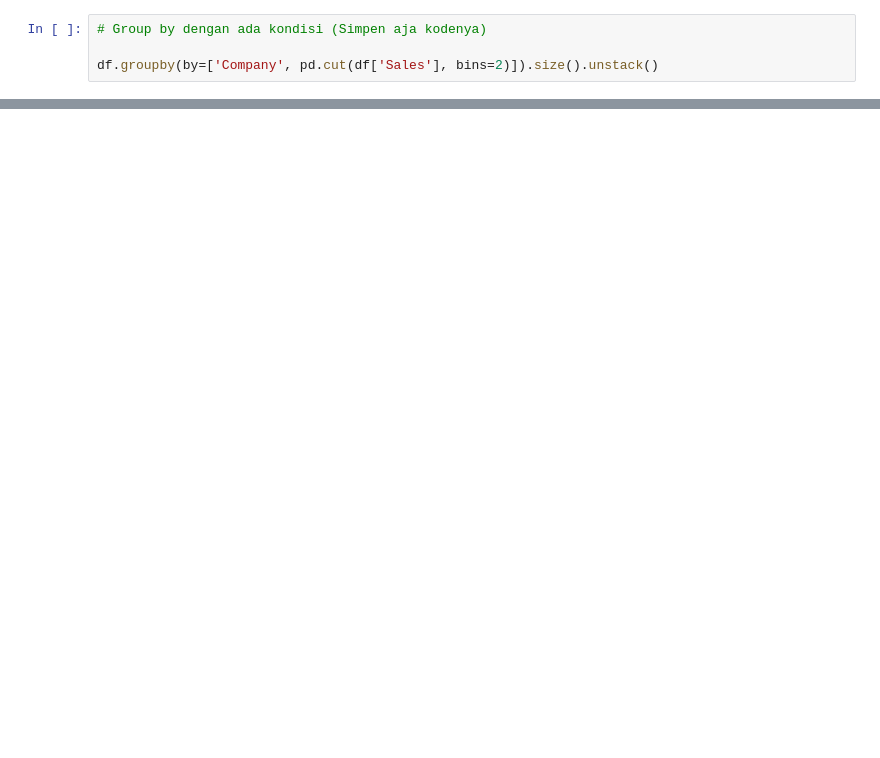
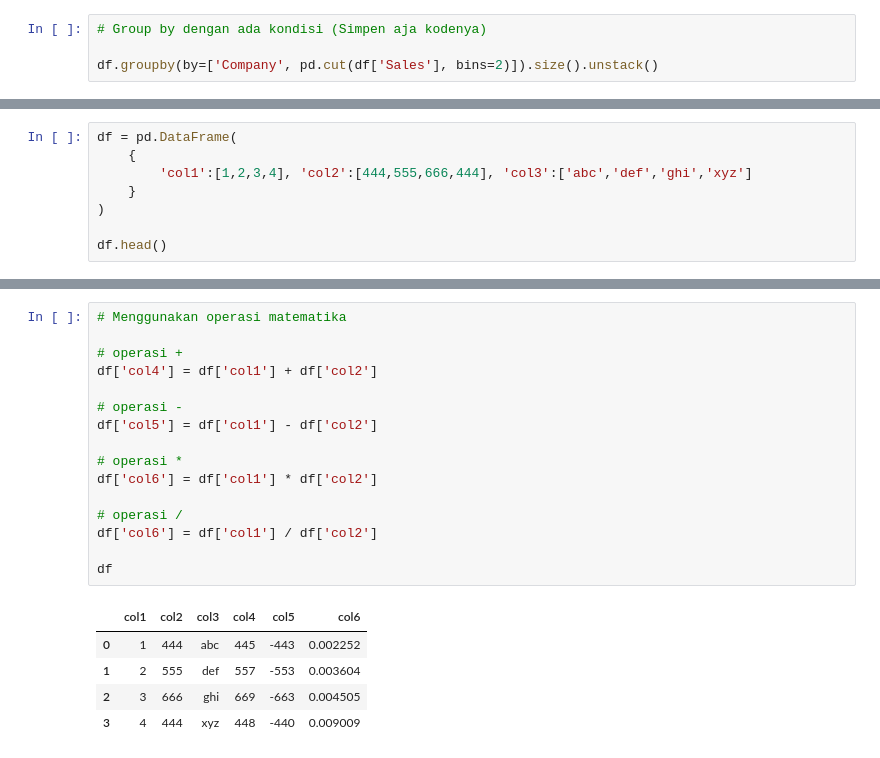
Before and after one commit to alhamfebian/purwadhika-jcdsol, a Jupyter notebook: Modul 2/Session 2 - Python for Data Analysis/module2Session2(Pandas).ipynb, the cells around one changed output, grey strips where cells are left out. Drawn from its saved outputs; the diff is of its cells as text; blank space fills up the shorter version.

```diff
--- a/Modul 2/Session 2 - Python for Data Analysis/module2Session2(Pandas).ipynb
+++ b/Modul 2/Session 2 - Python for Data Analysis/module2Session2(Pandas).ipynb
@@ -313,0 +739,8 @@ df.groupby(by=['Company', pd.cut(df['Sales'], bins=2)]).size().unstack()
+# %%
+df = pd.DataFrame(
+    {
+        'col1':[1,2,3,4], 'col2':[444,555,666,444], 'col3':['abc','def','ghi','xyz']
+    }
+)
+
+df.head()
@@ -313,0 +815,22 @@ df.groupby(by=['Company', pd.cut(df['Sales'], bins=2)]).size().unstack()
+# %%
+# Menggunakan operasi matematika
+
+# operasi +
+df['col4'] = df['col1'] + df['col2']
+
+# operasi -
+df['col5'] = df['col1'] - df['col2']
+
+# operasi *
+df['col6'] = df['col1'] * df['col2']
+
+# operasi /
+df['col6'] = df['col1'] / df['col2']
+
+df
+# %% [output]
+|  | col1 | col2 | col3 | col4 | col5 | col6 |
+| 0 | 1 | 444 | abc | 445 | -443 | 0.002252 |
+| 1 | 2 | 555 | def | 557 | -553 | 0.003604 |
+| 2 | 3 | 666 | ghi | 669 | -663 | 0.004505 |
+| 3 | 4 | 444 | xyz | 448 | -440 | 0.009009 |
```
Also changed, not shown: parts of 100 cells of this notebook, 4 other files.
